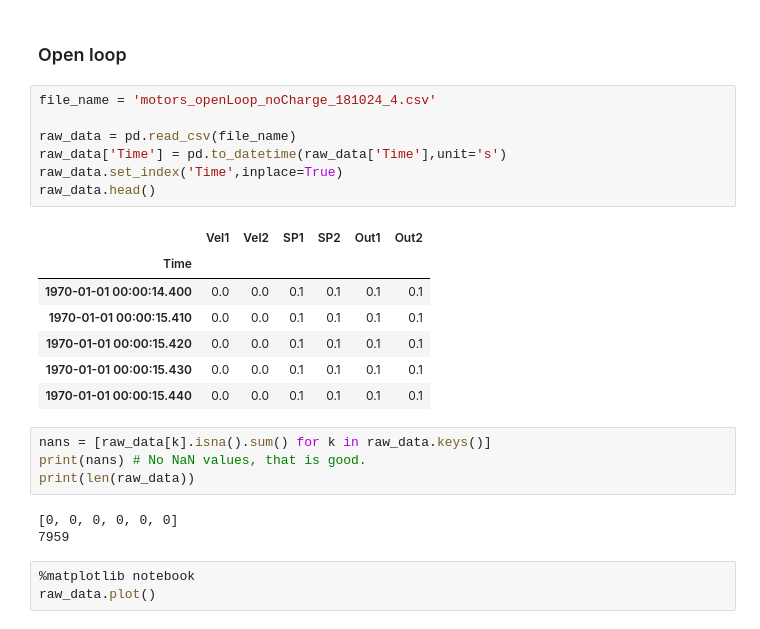
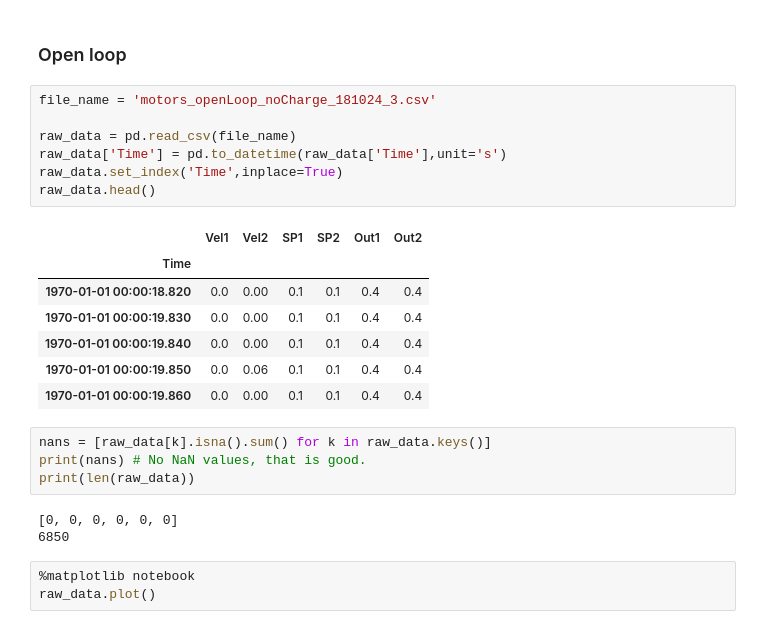
Before and after one commit to palori/api_swarm_mobile_robot, a Jupyter notebook: test_teensy_robot/motor_plots.ipynb, the cells around one changed output. Cells and saved outputs as stored; diff of their text form.

```diff
--- a/test_teensy_robot/motor_plots.ipynb
+++ b/test_teensy_robot/motor_plots.ipynb
@@ -55,27 +55,27 @@ plt.plot(p,v)
 # %% [markdown]
 ### Open loop
 # %%
-file_name = 'motors_openLoop_noCharge_181024_4.csv'
+file_name = 'motors_openLoop_noCharge_181024_3.csv'
 
 raw_data = pd.read_csv(file_name)
 raw_data['Time'] = pd.to_datetime(raw_data['Time'],unit='s')
 raw_data.set_index('Time',inplace=True)
 raw_data.head()
 # %% [output]
 |  | Vel1 | Vel2 | SP1 | SP2 | Out1 | Out2 |
 | Time |  |  |  |  |  |  |
-| 1970-01-01 00:00:14.400 | 0.0 | 0.0 | 0.1 | 0.1 | 0.1 | 0.1 |
-| 1970-01-01 00:00:15.410 | 0.0 | 0.0 | 0.1 | 0.1 | 0.1 | 0.1 |
-| 1970-01-01 00:00:15.420 | 0.0 | 0.0 | 0.1 | 0.1 | 0.1 | 0.1 |
-| 1970-01-01 00:00:15.430 | 0.0 | 0.0 | 0.1 | 0.1 | 0.1 | 0.1 |
-| 1970-01-01 00:00:15.440 | 0.0 | 0.0 | 0.1 | 0.1 | 0.1 | 0.1 |
+| 1970-01-01 00:00:18.820 | 0.0 | 0.00 | 0.1 | 0.1 | 0.4 | 0.4 |
+| 1970-01-01 00:00:19.830 | 0.0 | 0.00 | 0.1 | 0.1 | 0.4 | 0.4 |
+| 1970-01-01 00:00:19.840 | 0.0 | 0.00 | 0.1 | 0.1 | 0.4 | 0.4 |
+| 1970-01-01 00:00:19.850 | 0.0 | 0.06 | 0.1 | 0.1 | 0.4 | 0.4 |
+| 1970-01-01 00:00:19.860 | 0.0 | 0.00 | 0.1 | 0.1 | 0.4 | 0.4 |
 # %%
 nans = [raw_data[k].isna().sum() for k in raw_data.keys()]
 print(nans) # No NaN values, that is good.
 print(len(raw_data))
 # %% [output]
 [0, 0, 0, 0, 0, 0]
-7959
+6850
 # %%
 %matplotlib notebook
 raw_data.plot()
```
Also changed, not shown: 5 other files.
